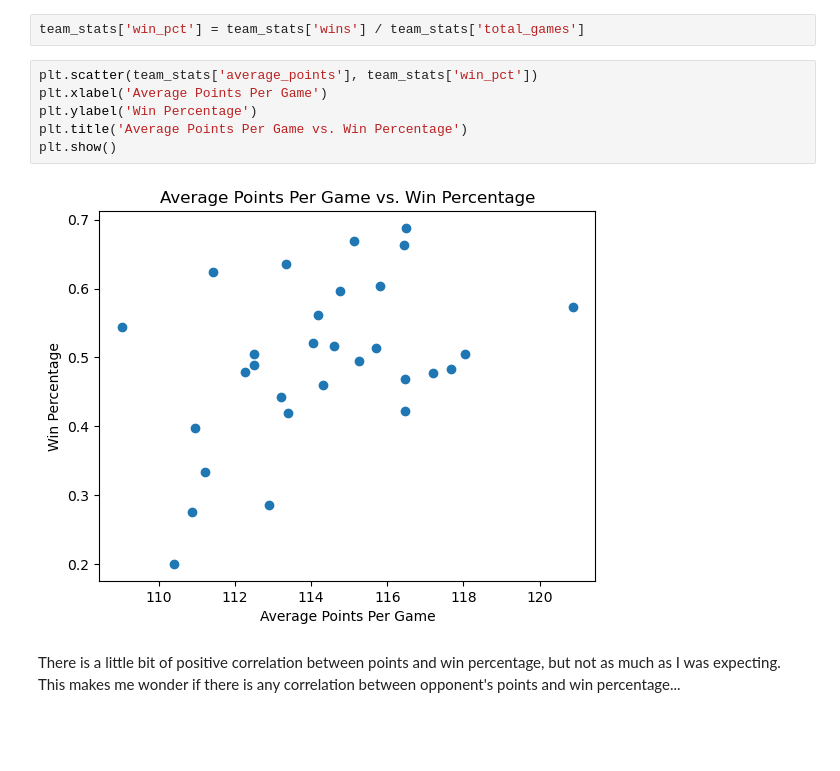
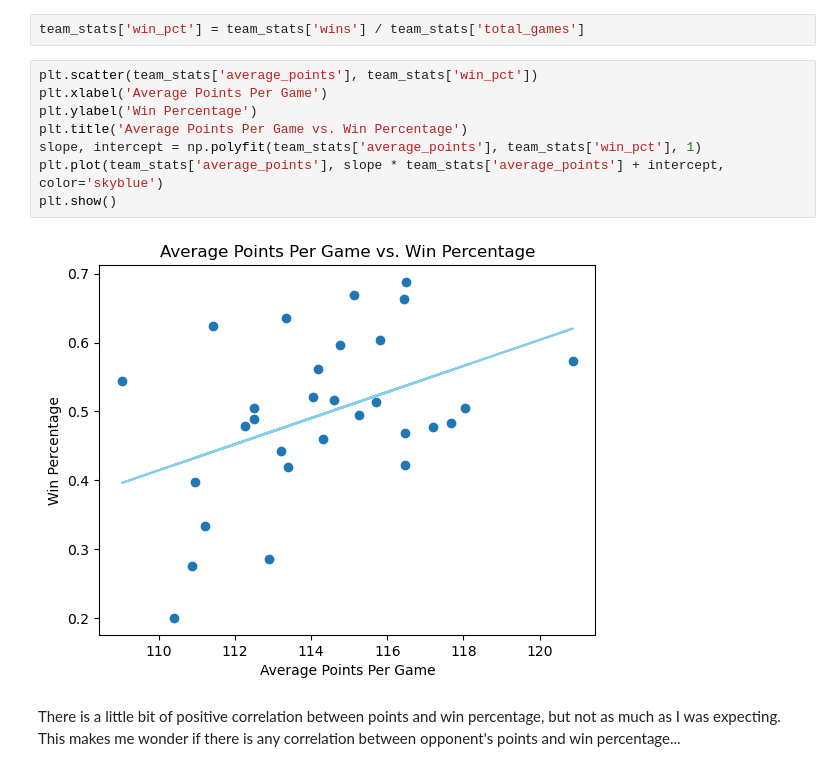
Before and after one commit to dlesueur/386Project, a Jupyter notebook: EDA.ipynb, the cells around one changed output. Saved outputs shown, nothing was run; the diff lists cells and outputs as text; blank space fills up the shorter version.

```diff
--- a/EDA.ipynb
+++ b/EDA.ipynb
@@ -84,11 +84,13 @@ team_stats['win_pct'] = team_stats['wins'] / team_stats['total_games']
 # %%
 plt.scatter(team_stats['average_points'], team_stats['win_pct'])
 plt.xlabel('Average Points Per Game')
 plt.ylabel('Win Percentage')
 plt.title('Average Points Per Game vs. Win Percentage')
+slope, intercept = np.polyfit(team_stats['average_points'], team_stats['win_pct'], 1)
+plt.plot(team_stats['average_points'], slope * team_stats['average_points'] + intercept, color='skyblue')
 plt.show()
 # %% [output]
-[figure, old version]
+[figure, new version]
 # %% [markdown]
 There is a little bit of positive correlation between points and win percentage, but not as much as I was expecting. This makes me wonder if there is any correlation between opponent's points and win percentage...
 # %% [markdown]
```
Also changed, not shown: parts of 3 cells of this notebook, 4 other files.
